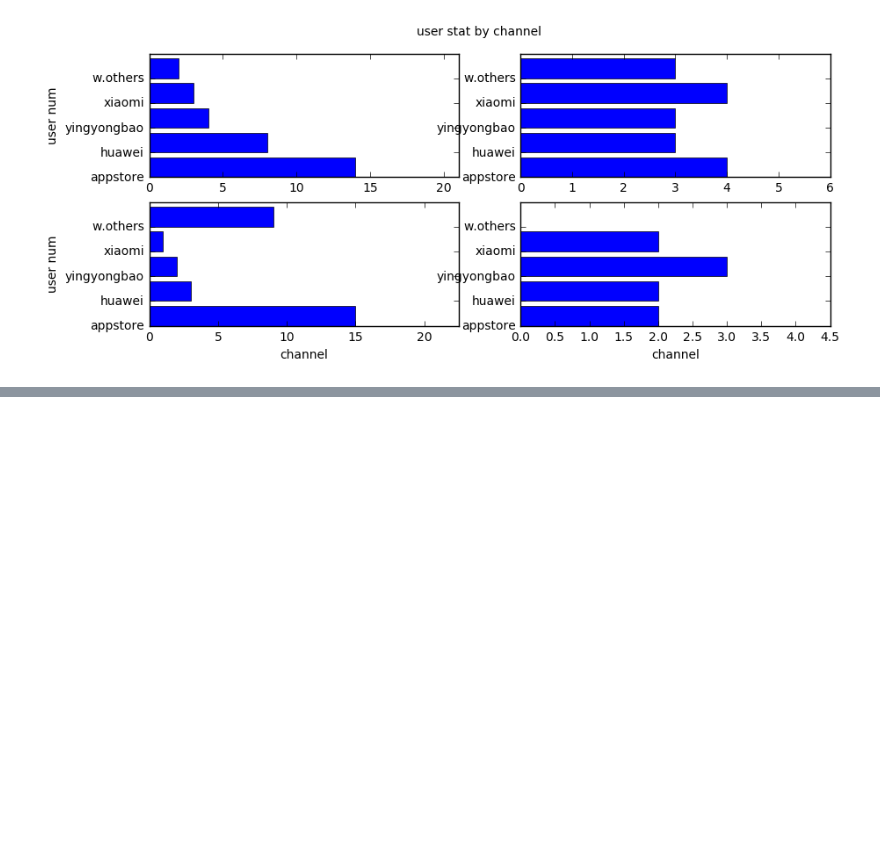
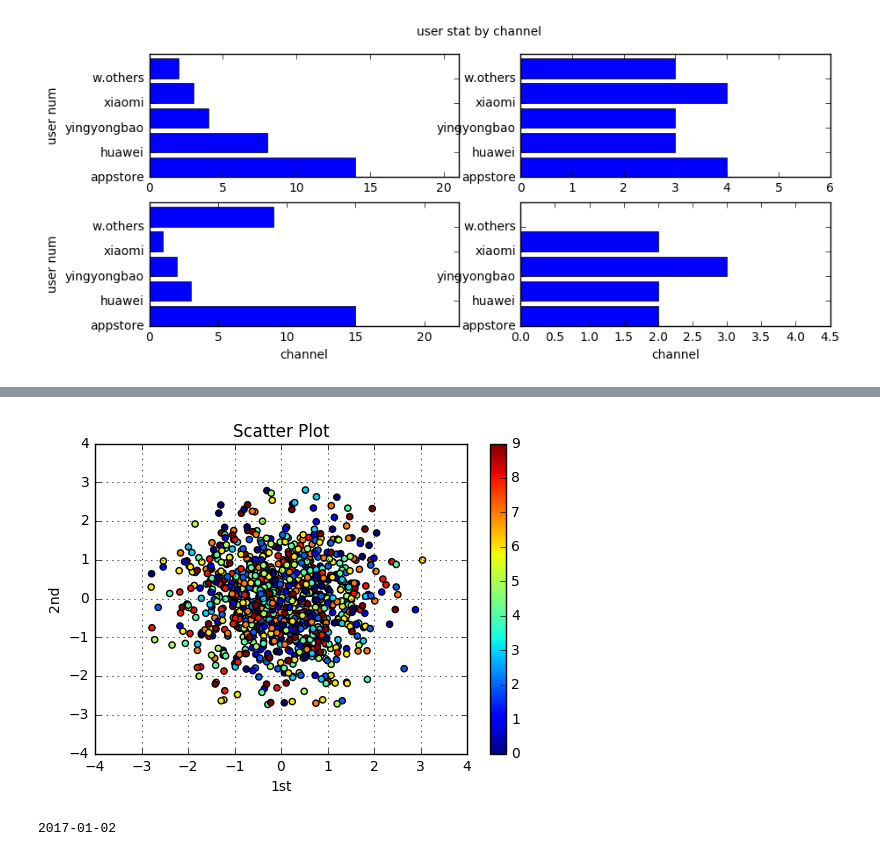
Before and after one commit to xuzuoyang/Blog, a Jupyter notebook: PyTest/PlotTest.ipynb, the cells around one changed output, grey strips where cells are left out. Saved outputs shown, nothing was run; the diff lists cells and outputs as text; code cells hidden in the pictures; blank space fills up the shorter version.

```diff
--- a/PyTest/PlotTest.ipynb
+++ b/PyTest/PlotTest.ipynb
@@ -273,0 +361,25 @@ print(int(4.5))
+# %%
+import numpy as np
+import matplotlib.pyplot as plt
+import matplotlib as mpl
+
+data = np.random.standard_normal((1000, 2))
+c = np.random.randint(0, 10, len(data))
+plt.scatter(data[:, 0], data[:, 1], c=c, marker='o')
+plt.colorbar()
+plt.grid(True)
+plt.xlabel('1st')
+plt.ylabel('2nd')
+plt.title('Scatter Plot')
+# ax2.boxplot(data)
+
+plt.show()
+# %% [output]
+[figure, added]
+# %%
+import datetime
+
+day = datetime.date(2017, 1, 31) - datetime.timedelta(days=29)
+print(day.strftime('%Y-%m-%d'))
+# %% [output]
+2017-01-02
```
Also changed, not shown: parts of 10 cells of this notebook, 1 other file.
